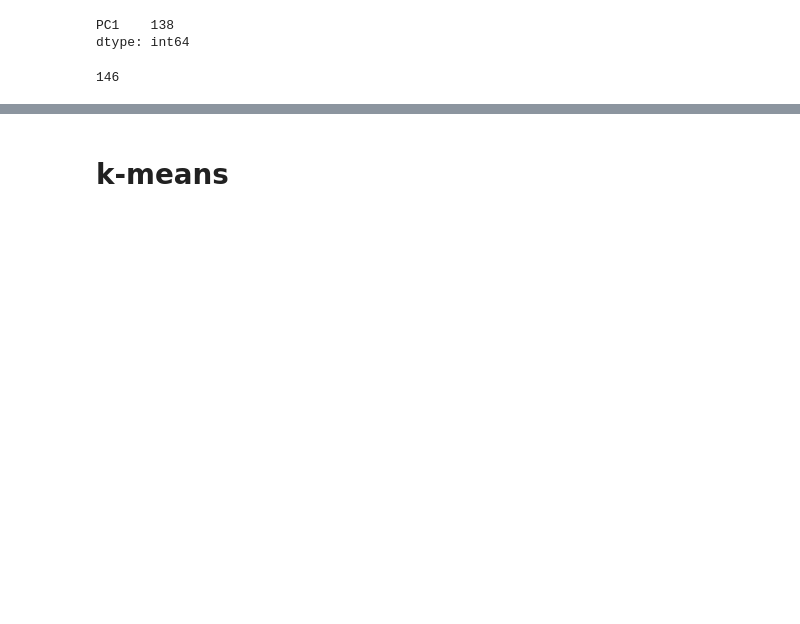
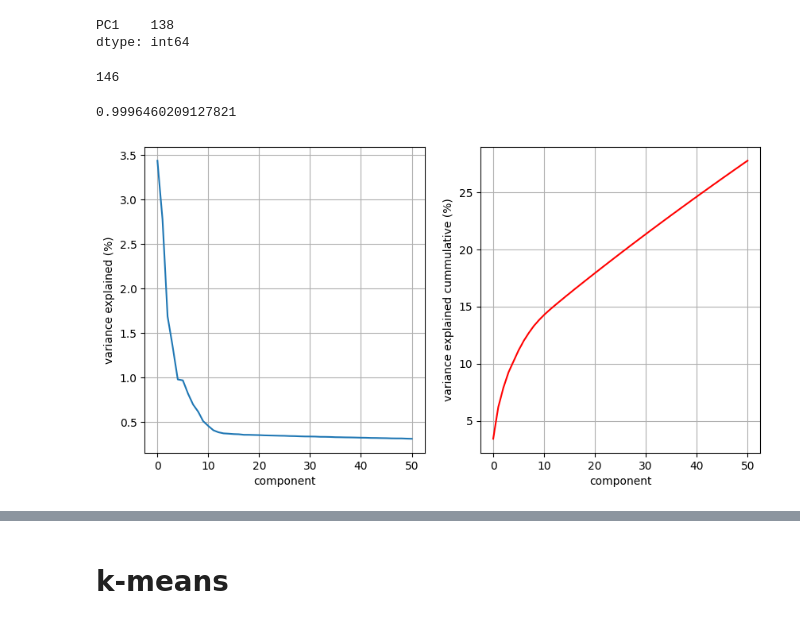
Before and after one commit to PabloGarcia00/MachineLearning, a Jupyter notebook: BMF/Day_3.ipynb, the cells around one changed output, grey strips where cells are left out. Saved outputs shown, nothing was run; the diff lists cells and outputs as text; code cells hidden in the pictures; blank space fills up the shorter version.

```diff
--- a/BMF/Day_3.ipynb
+++ b/BMF/Day_3.ipynb
@@ -31,6 +35,7 @@ genes = exp.columns
 scaler = StandardScaler().fit(exp)
 exp = scaler.transform(exp)
 # %%
-pca = PCA(n_components=2)
+ncomp =  451
+pca = PCA(n_components=ncomp)
 # %%
 comp = pca.fit_transform(exp)
@@ -53,4 +58,24 @@ loadings.PC2.idxmax()
 import matplotlib.pyplot as plt
 import seaborn as sns
 import matplotlib.colors as Colors
+# %%
+pca.explained_variance_ratio_.sum()
+# %% [output]
+0.9996460209127821
+# %%
+varexp = pca.explained_variance_ratio_[:51]*100
+# %%
+fig, axes = plt.subplots(1,2, figsize = (10, 5), sharex=True)
+axes[0].plot(varexp)
+axes[0].set_xlabel("component")
+axes[0].set_ylabel("variance explained (%)")
+axes[0].grid()
+
+axes[1].plot(varexp.cumsum(), "r")
+axes[1].set_xlabel("component")
+axes[1].set_ylabel("variance explained cummulative (%)")
+axes[1].grid()
+plt.savefig("variance_explained_PCA.png", dpi = 350)
+# %% [output]
+[figure, added]
 # %%
```
Also changed, not shown: parts of 54 cells of this notebook, 1 other file.
